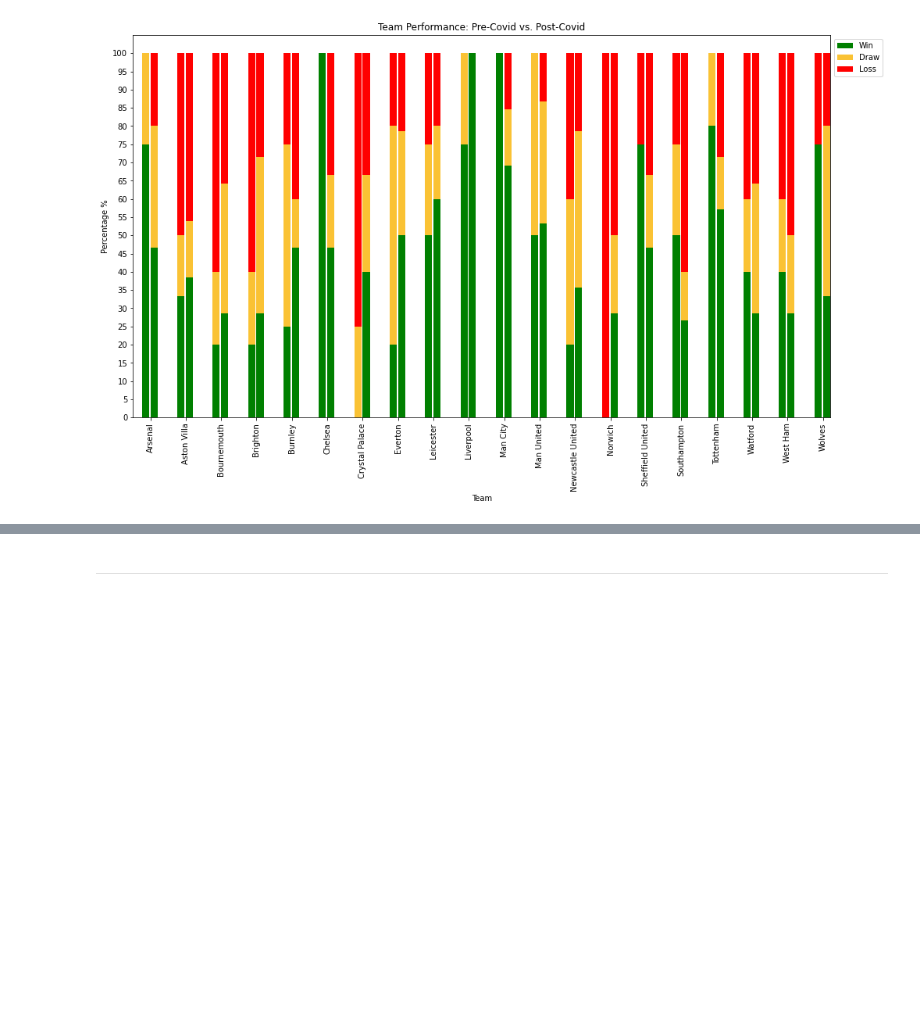
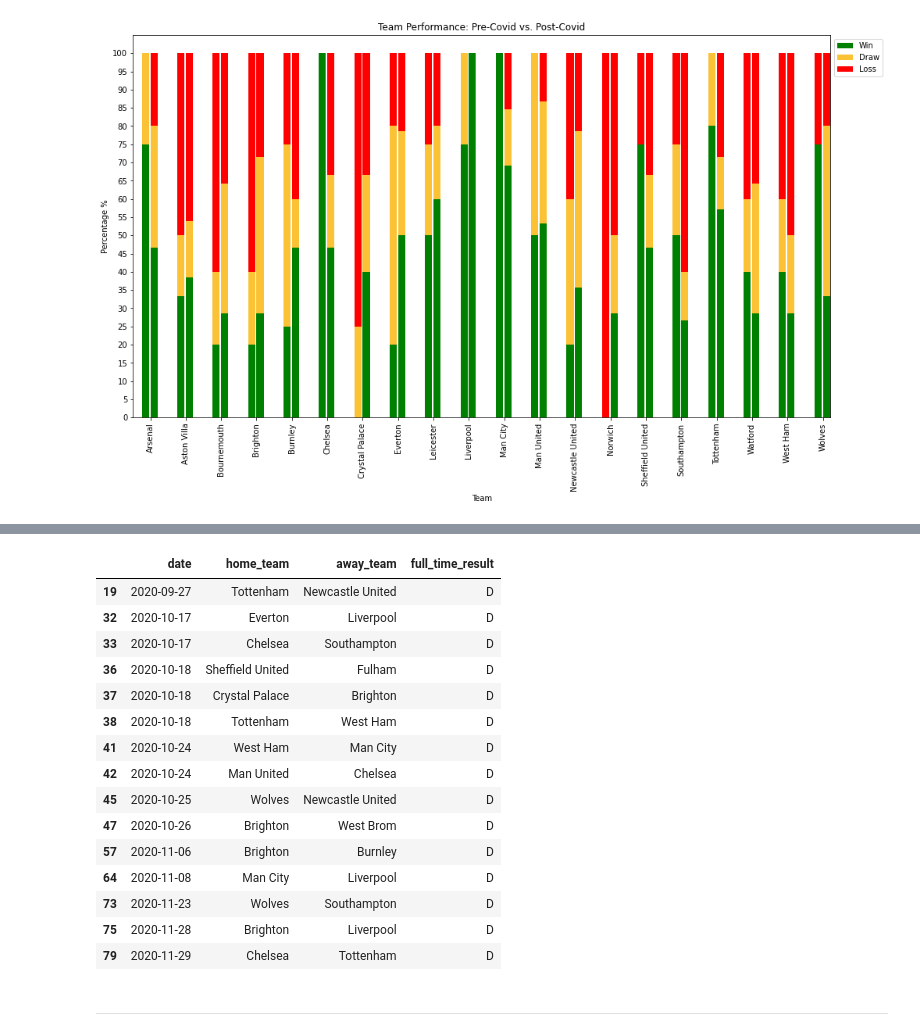
Before and after one commit to CharlesPeterMcCarthy/english-premier-league-2019-2020-statistical-analysis, a Jupyter notebook: epl-2019-2020.ipynb, the cells around one changed output, grey strips where cells are left out. Cells and saved outputs as stored; diff of their text form; code cells hidden in the pictures; blank space fills up the shorter version.

```diff
--- a/epl-2019-2020.ipynb
+++ b/epl-2019-2020.ipynb
@@ -1962,0 +1981,2 @@ plt.show()
+# %%
+new_season_matches_df.date = pd.to_datetime(new_season_matches_df.date.astype(str), format='%d/%m/%Y')
@@ -1962,0 +2011,3 @@ plt.show()
+# %%
+new_season_matches_df.loc[new_season_matches_df['home_team'] == 'Newcastle', 'home_team'] = 'Newcastle United'
+new_season_matches_df.loc[new_season_matches_df['away_team'] == 'Newcastle', 'away_team'] = 'Newcastle United'
@@ -1962,0 +2030,3 @@ plt.show()
+# %%
+new_teams = ['Fulham', 'Leeds', 'West Brom']
+new_season_matches_df = new_season_matches_df[~new_season_matches_df.home_team.isin(new_teams)].reset_index(drop=True)
@@ -1963,3 +2063,22 @@ plt.show()
+# %%
+new_season_home_draw_matches
+# %% [output]
+|  | date | home_team | away_team | full_time_result |
+| 19 | 2020-09-27 | Tottenham | Newcastle United | D |
+| 32 | 2020-10-17 | Everton | Liverpool | D |
+| 33 | 2020-10-17 | Chelsea | Southampton | D |
+| 36 | 2020-10-18 | Sheffield United | Fulham | D |
+| 37 | 2020-10-18 | Crystal Palace | Brighton | D |
+| 38 | 2020-10-18 | Tottenham | West Ham | D |
+| 41 | 2020-10-24 | West Ham | Man City | D |
+| 42 | 2020-10-24 | Man United | Chelsea | D |
+| 45 | 2020-10-25 | Wolves | Newcastle United | D |
+| 47 | 2020-10-26 | Brighton | West Brom | D |
+| 57 | 2020-11-06 | Brighton | Burnley | D |
+| 64 | 2020-11-08 | Man City | Liverpool | D |
+| 73 | 2020-11-23 | Wolves | Southampton | D |
+| 75 | 2020-11-28 | Brighton | Liverpool | D |
+| 79 | 2020-11-29 | Chelsea | Tottenham | D |
 # %% [markdown]
 ---
 # %% [markdown]
```
Also changed, not shown: parts of 11 cells of this notebook.
